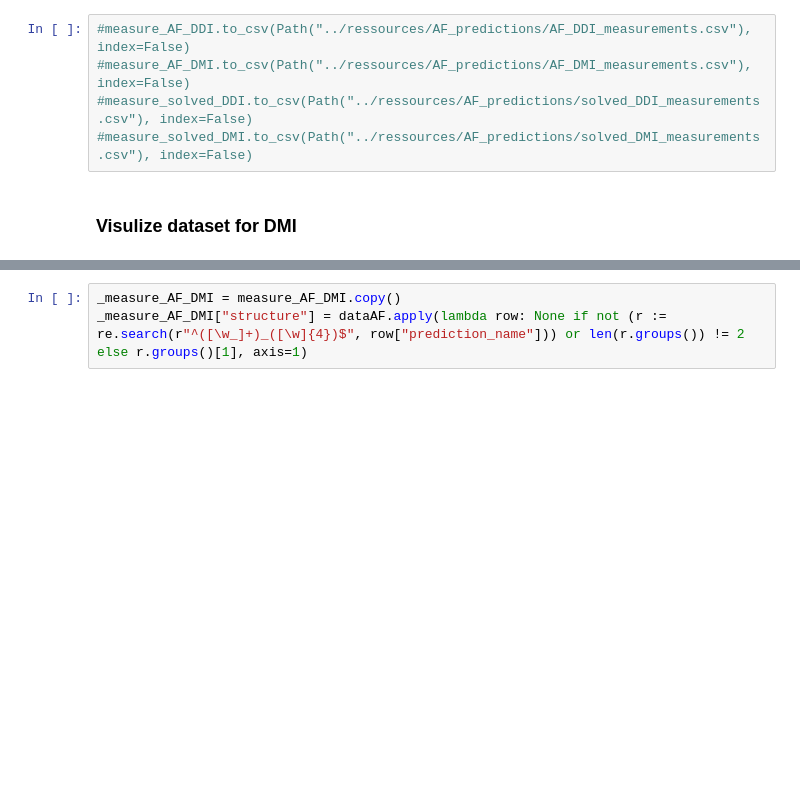
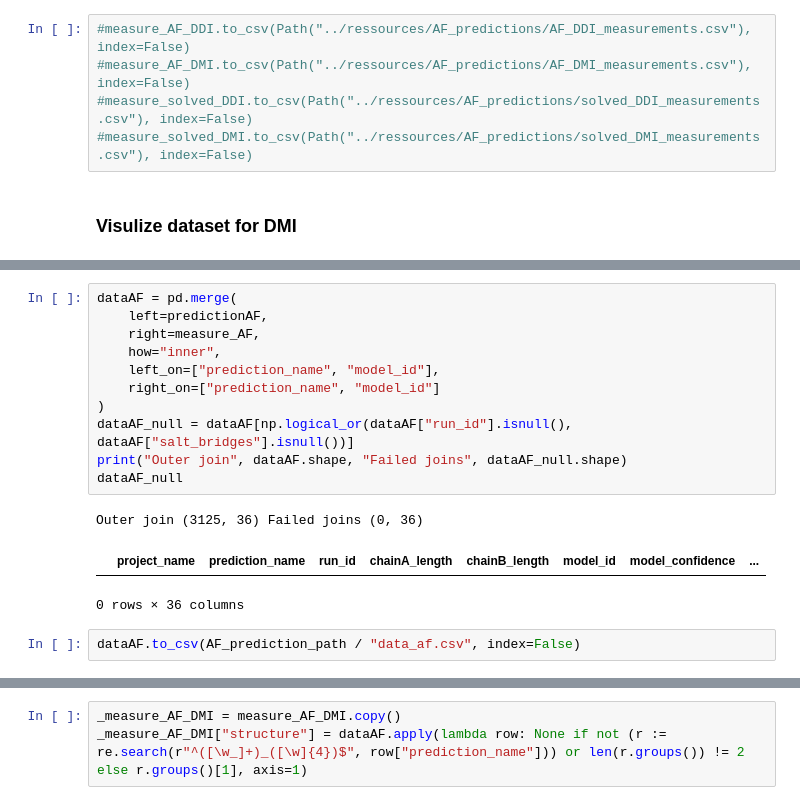
Before and after one commit to andreasmz/bachelorthesis, a Jupyter notebook: dev/2025-01-16 dataset analyzation.ipynb, the cells around one changed output, grey strips where cells are left out. Drawn from its saved outputs; the diff is of its cells as text; blank space fills up the shorter version.

```diff
--- a/dev/2025-01-16 dataset analyzation.ipynb
+++ b/dev/2025-01-16 dataset analyzation.ipynb
@@ -116,0 +188,17 @@ predictionAF
+# %%
+dataAF = pd.merge(
+    left=predictionAF,
+    right=measure_AF,
+    how="inner",
+    left_on=["prediction_name", "model_id"],
+    right_on=["prediction_name", "model_id"]
+)
+dataAF_null = dataAF[np.logical_or(dataAF["run_id"].isnull(), dataAF["salt_bridges"].isnull())]
+print("Outer join", dataAF.shape, "Failed joins", dataAF_null.shape)
+dataAF_null
+# %% [output]
+Outer join (3125, 36) Failed joins (0, 36)
+|  | project_name | prediction_name | run_id | chainA_length | chainB_length | model_id | model_confidence | ... |
+0 rows × 36 columns
+# %%
+dataAF.to_csv(AF_prediction_path / "data_af.csv", index=False)
```
Also changed, not shown: parts of 10 cells of this notebook, 2 other files.
